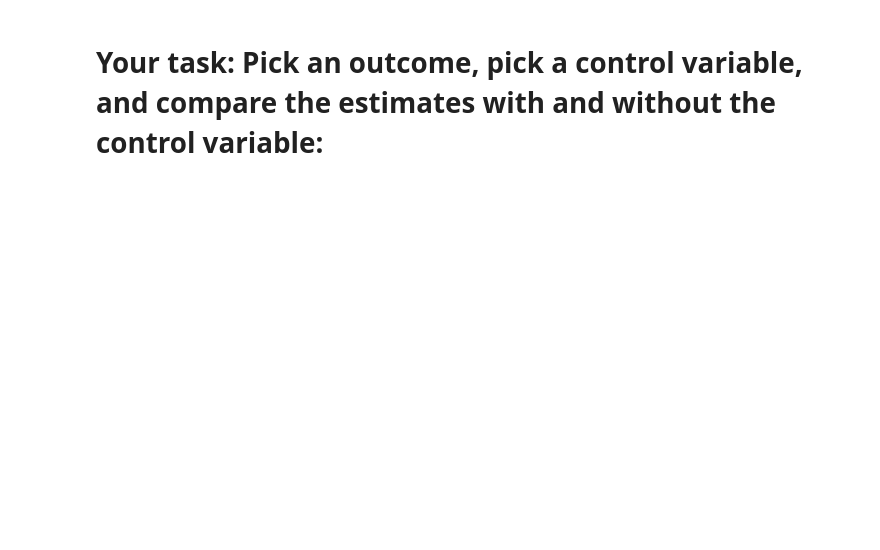
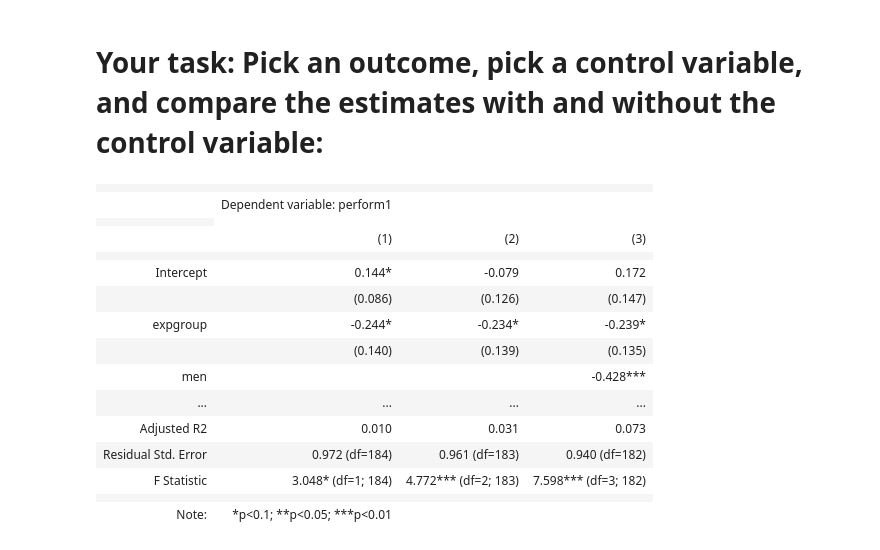
Before and after one commit to BA472/course_materials, a Jupyter notebook: python_guide/regression.ipynb, the cells around one changed output. Cells and saved outputs as stored; diff of their text form; code cells hidden in the pictures; blank space fills up the shorter version.

```diff
--- a/python_guide/regression.ipynb
+++ b/python_guide/regression.ipynb
@@ -243,3 +227,25 @@ data_wfh.head()
 # Your task: Pick an outcome, pick a control variable, and compare the estimates with and without the control variable:
 # %%
 # Your task: Pick an outcome, pick a control variable, and compare the estimates with and without the control variable:
+reg_plain = smf.ols('perform1 ~ expgroup', data=data_wfh).fit(cov_type='HC1')
+reg_tenure = smf.ols('perform1 ~ expgroup + tenure', data=data_wfh).fit(cov_type='HC1')
+reg_tenure_men = smf.ols('perform1 ~ expgroup + tenure + men', data=data_wfh).fit(cov_type='HC1')
+
+Stargazer([reg_plain, reg_tenure, reg_tenure_men])
+# %% [output]
+|  |  |  |  |
+|  | Dependent variable: perform1 |  |  |
+|  |
+|  | (1) | (2) | (3) |
+|  |  |  |  |
+| Intercept | 0.144* | -0.079 | 0.172 |
+|  | (0.086) | (0.126) | (0.147) |
+| expgroup | -0.244* | -0.234* | -0.239* |
+|  | (0.140) | (0.139) | (0.135) |
+| men |  |  | -0.428*** |
+| ... | ... | ... | ... |
+| Adjusted R2 | 0.010 | 0.031 | 0.073 |
+| Residual Std. Error | 0.972 (df=184) | 0.961 (df=183) | 0.940 (df=182) |
+| F Statistic | 3.048* (df=1; 184) | 4.772*** (df=2; 183) | 7.598*** (df=3; 182) |
+|  |  |  |  |
+| Note: | *p<0.1; **p<0.05; ***p<0.01 |  |  |
```
Also changed, not shown: parts of 5 cells of this notebook.
